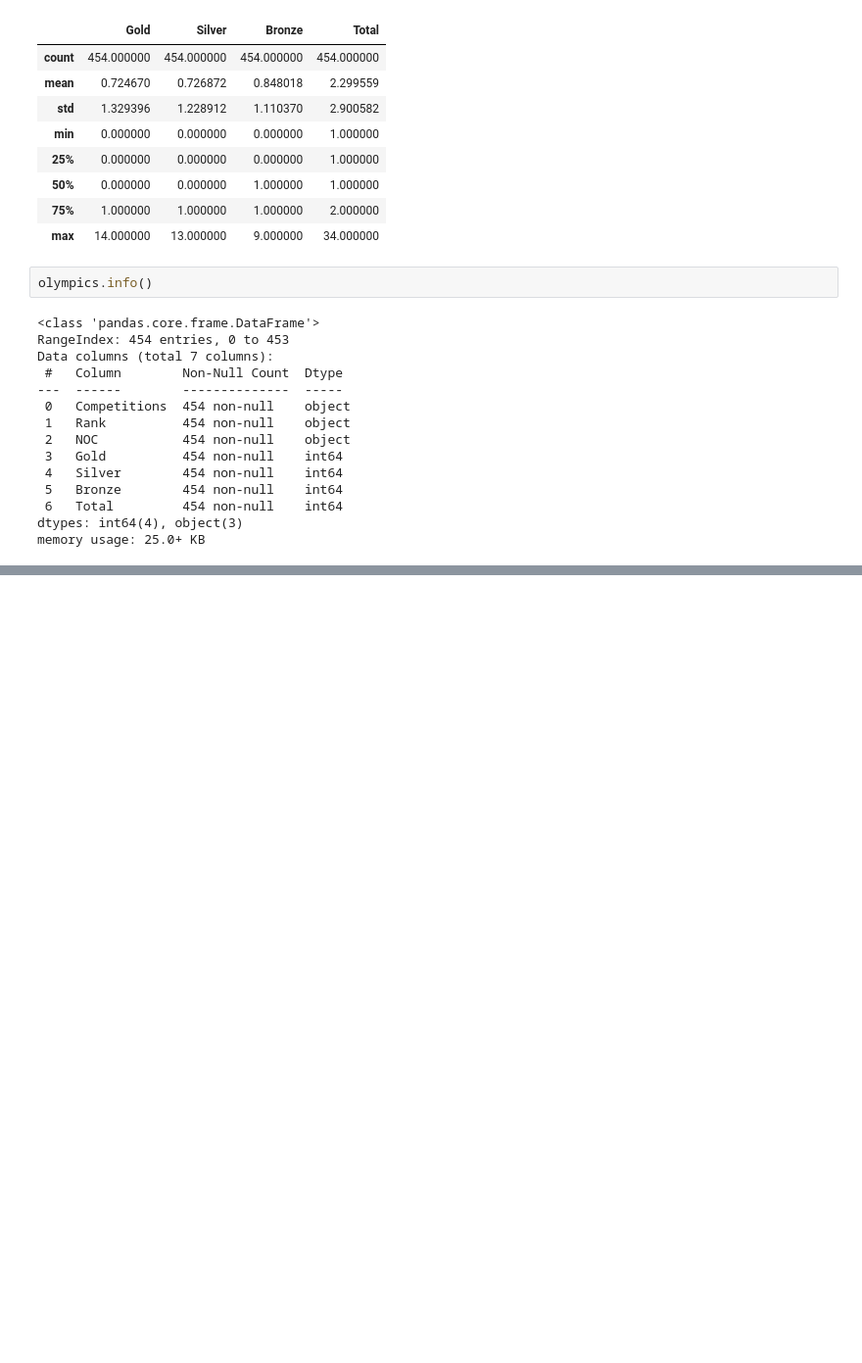
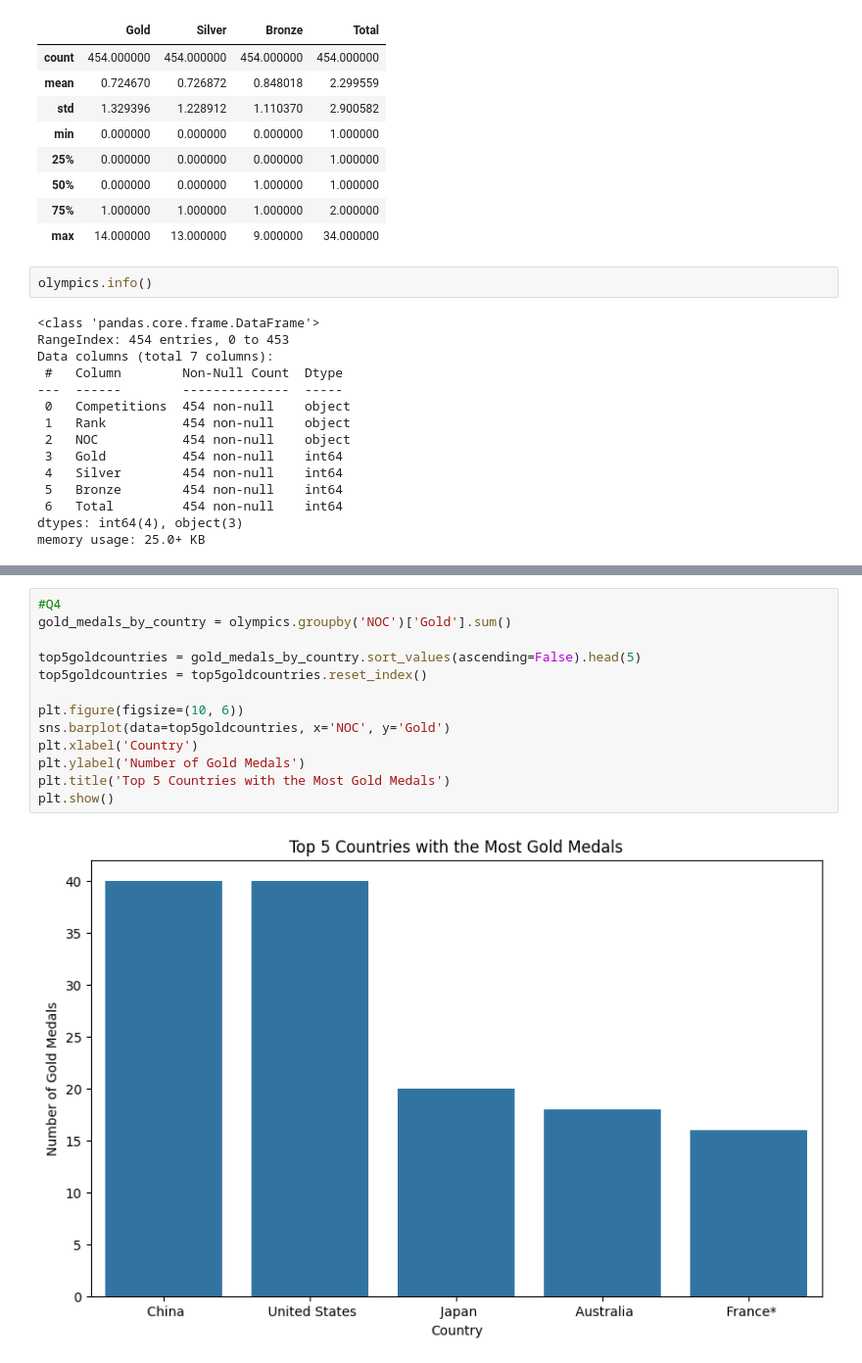
Before and after one commit to build-summer-2024/async-green-JennyMa-final-project, a Jupyter notebook: finalproject.ipynb, the cells around one changed output, grey strips where cells are left out. Shown at 98% size. Cells and saved outputs as stored; diff of their text form; blank space fills up the shorter version.

```diff
--- a/finalproject.ipynb
+++ b/finalproject.ipynb
@@ -80,0 +123,15 @@ Name: Total, dtype: int64
+# %%
+#Q4
+gold_medals_by_country = olympics.groupby('NOC')['Gold'].sum()
+
+top5goldcountries = gold_medals_by_country.sort_values(ascending=False).head(5)
+top5goldcountries = top5goldcountries.reset_index()
+
+plt.figure(figsize=(10, 6))
+sns.barplot(data=top5goldcountries, x='NOC', y='Gold')
+plt.xlabel('Country')
+plt.ylabel('Number of Gold Medals')
+plt.title('Top 5 Countries with the Most Gold Medals')
+plt.show()
+# %% [output]
+[figure, added]
```
Also changed, not shown: parts of 5 cells of this notebook.
